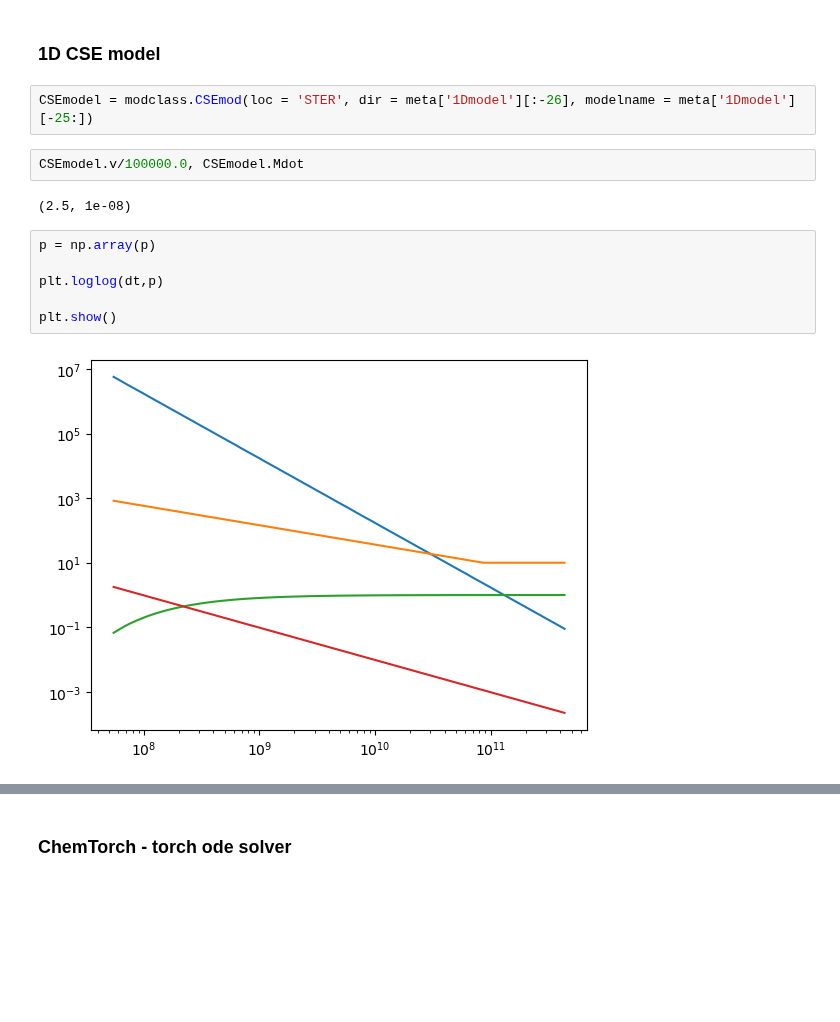
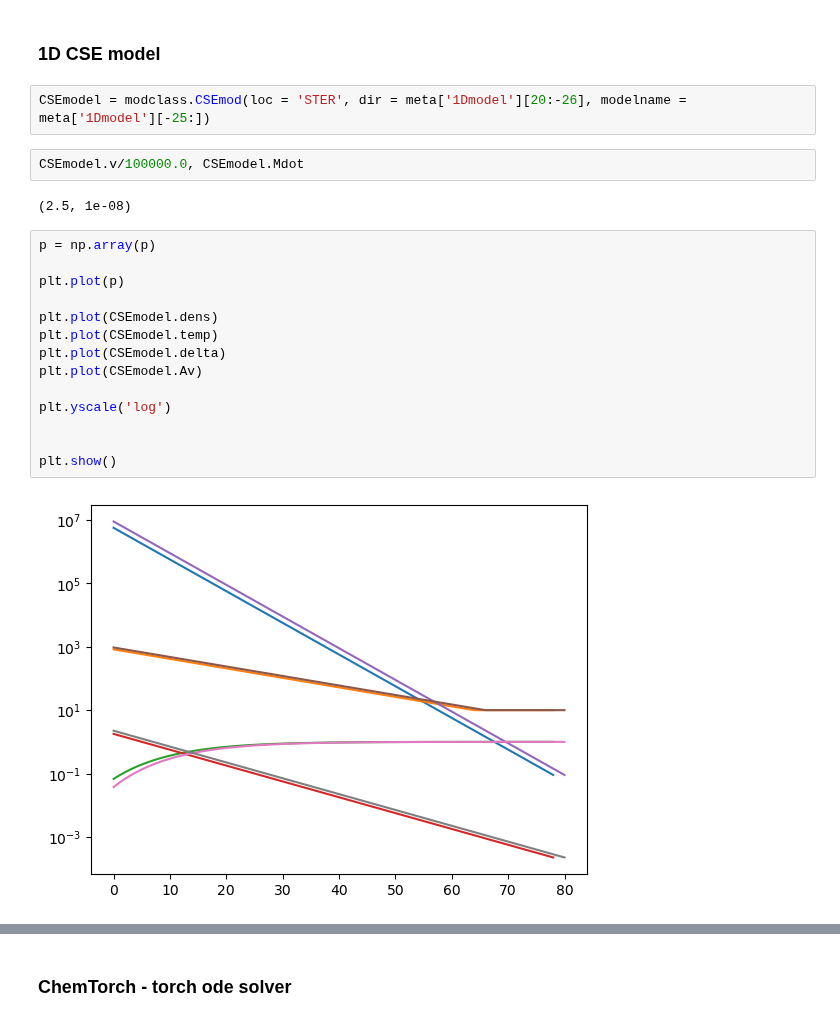
Before and after one commit to silkemaes/ChemPy, a Jupyter notebook: benchmark/get_benchmark.ipynb, the cells around one changed output, grey strips where cells are left out. Drawn from its saved outputs; the diff is of its cells as text; blank space fills up the shorter version.

```diff
--- a/benchmark/get_benchmark.ipynb
+++ b/benchmark/get_benchmark.ipynb
@@ -91,17 +115,25 @@ plt.show()
 # %% [markdown]
 ### 1D CSE model
 # %%
-CSEmodel = modclass.CSEmod(loc = 'STER', dir = meta['1Dmodel'][:-26], modelname = meta['1Dmodel'][-25:])
+CSEmodel = modclass.CSEmod(loc = 'STER', dir = meta['1Dmodel'][20:-26], modelname = meta['1Dmodel'][-25:])
 # %%
 CSEmodel.v/100000.0, CSEmodel.Mdot
 # %% [output]
 (2.5, 1e-08)
-# %%
-p = np.array(p)
-
-plt.loglog(dt,p)
-
-plt.show()
-# %% [output]
-[figure, removed]
+# %%
+p = np.array(p)
+
+plt.plot(p)
+
+plt.plot(CSEmodel.dens)
+plt.plot(CSEmodel.temp)
+plt.plot(CSEmodel.delta)
+plt.plot(CSEmodel.Av)
+
+plt.yscale('log')
+
+
+plt.show()
+# %% [output]
+[figure, added]
 # %%
```
Also changed, not shown: parts of 7 cells of this notebook, 16 other files.
